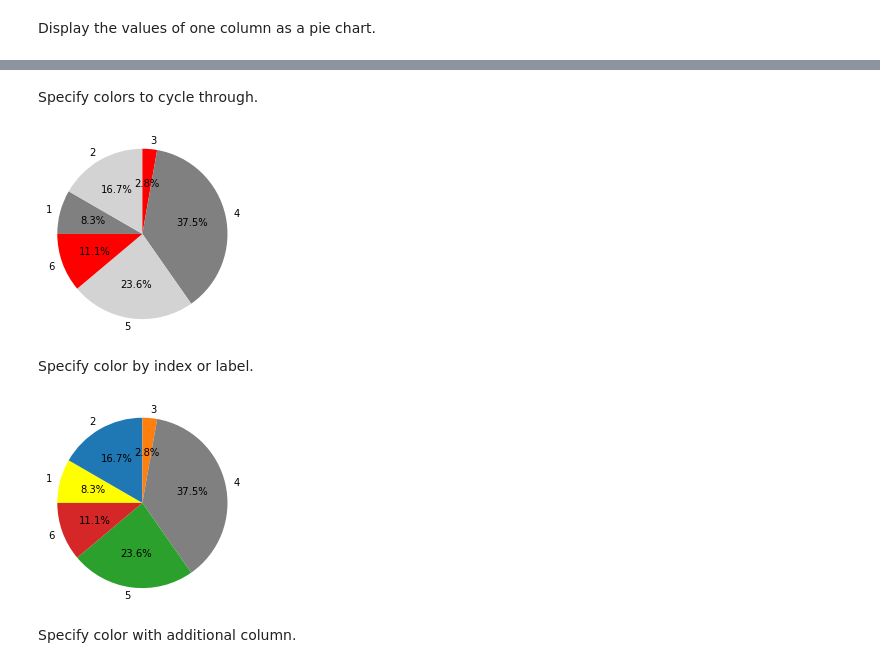
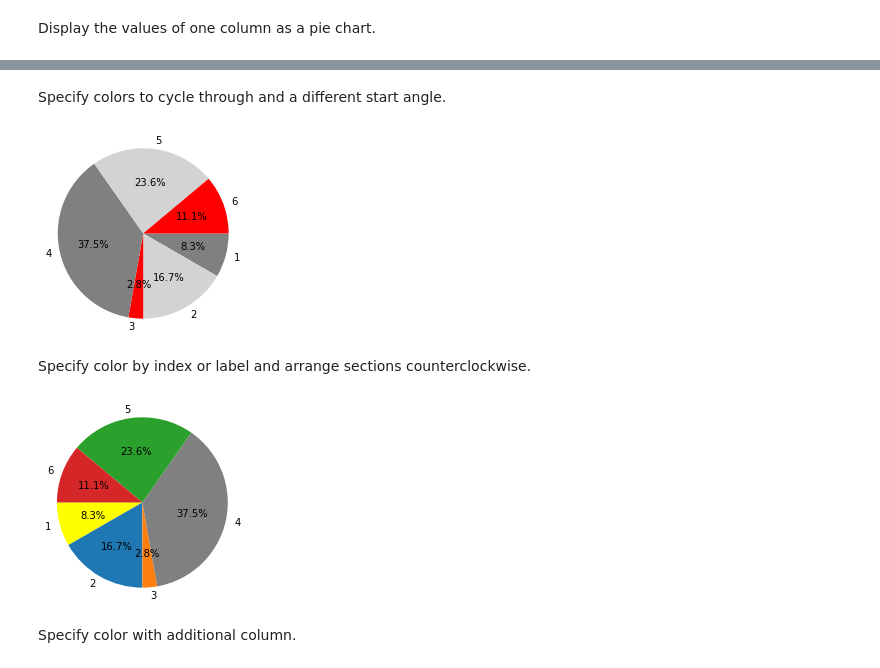
Before and after one commit to mastersign/mastersign-datascience, a Jupyter notebook: demo-plot.ipynb, the cells around one changed output, grey strips where cells are left out. Drawn from its saved outputs; the diff is of its cells as text; code cells hidden in the pictures.

Commit message:
added startangle and counterclock parameters to pie plot functions

```diff
--- a/demo-plot.ipynb
+++ b/demo-plot.ipynb
@@ -108,15 +108,19 @@ pl.pie(data_1, 'value')
 # %% [markdown]
-Specify colors to cycle through.
+Specify colors to cycle through and a different start angle.
 # %%
-pl.pie(data_1, 'value', color=['grey', 'lightgrey', 'red'], figsize=(3, 3))
+pl.pie(data_1, 'value', color=['grey', 'lightgrey', 'red'],
+       startangle=0,
+       figsize=(3, 3))
 # %% [output]
-[figure, old version]
+[figure, new version]
 # %% [markdown]
-Specify color by index or label.
+Specify color by index or label and arrange sections counterclockwise.
 # %%
-pl.pie(data_1, 'value', color={1: 'yellow', 4: 'grey'}, figsize=(3, 3))
+pl.pie(data_1, 'value', color={1: 'yellow', 4: 'grey'},
+       counterclock=True,
+       figsize=(3, 3))
 # %% [output]
-[figure, old version]
+[figure, new version]
 # %% [markdown]
 Specify color with additional column.
 # %%
```
Also changed, not shown: parts of 35 cells of this notebook, 1 other file.
